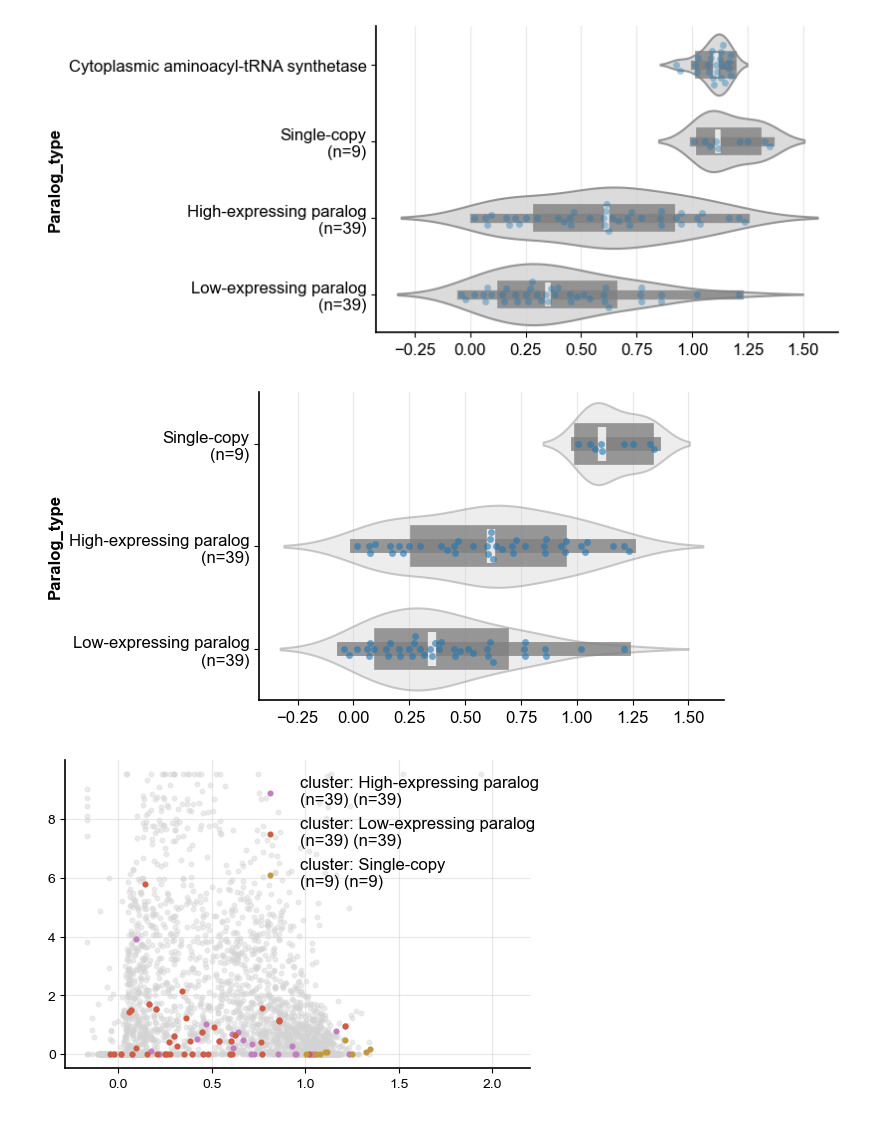
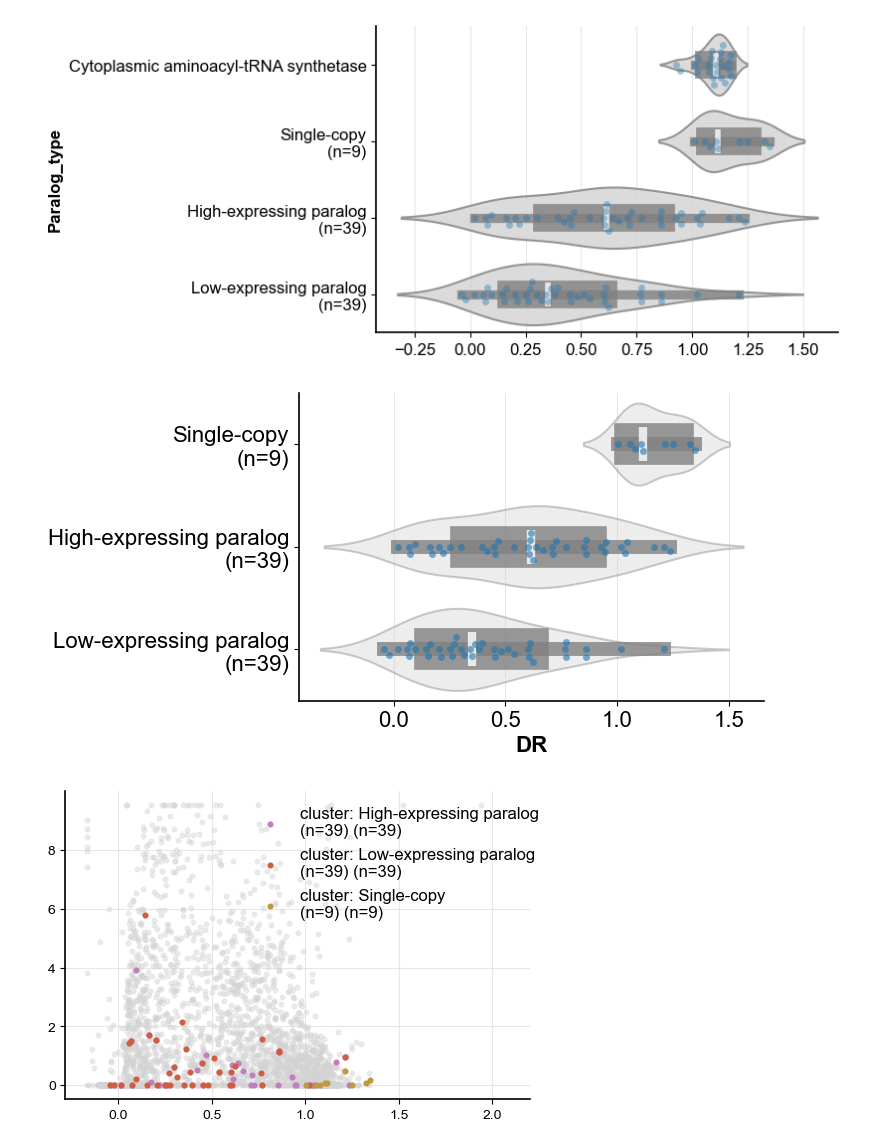
Before and after one commit to DIT-HAP/DIT_HAP_pipeline, a Jupyter notebook: workflow/notebooks/comprehensive_enrichment_analysis.ipynb, the cells around one changed output. Saved outputs shown, nothing was run; the diff lists cells and outputs as text; code cells hidden in the pictures.

```diff
--- a/workflow/notebooks/comprehensive_enrichment_analysis.ipynb
+++ b/workflow/notebooks/comprehensive_enrichment_analysis.ipynb
@@ -1585,11 +1678,13 @@ def get_paralog_group(row):
 # %%
 gene_features = pd.read_csv("/data/c/yangyusheng_optimized/DIT_HAP_pipeline/resources/pombase_data/collected_pombe_gene_features.csv", na_values=["none"])
 SOGs = pd.read_csv("/data/c/yangyusheng_optimized/DIT_HAP_pipeline/resources/pombase_data/SOG_table.250702.tsv", sep="\t")
+cluster_labels = ["1", "2", "3", "4", "5", "6", "7"]
+genes2cluster = dict(zip(input_data["Name"], input_data["revised_cluster"]))
+
 gene_features_with_SOGs = pd.merge(gene_features, SOGs[["Schizosaccharomyces_pombe", "OG_gene_count"]], left_on="Systematic_ID", right_on="Schizosaccharomyces_pombe", how="left").drop(columns=["Schizosaccharomyces_pombe"])
-input_data_with_gene_features = pd.merge(input_data, gene_features[["Systematic_ID", "Gene_name", "mRNA_abundance", "Paralog", "RNA_abundance_in_spores", "paralog_count"]], left_on="Systematic ID", right_on="Systematic_ID", how="outer")
+input_data_with_gene_features = pd.merge(input_data, gene_features[["Systematic_ID", "Gene_name", "Gene_product", "mRNA_abundance", "Paralog", "RNA_abundance_in_spores", "paralog_count"]], left_on="Systematic ID", right_on="Systematic_ID", how="outer")
 input_data_with_gene_features["Paralog_cluster"] = input_data_with_gene_features.apply(lambda x: get_paralog_cluster(x["Paralog"],genes2cluster), axis=1)
 input_data_with_gene_features["Paralog_group"] = input_data_with_gene_features.apply(get_paralog_group, axis=1)
 sysID2name = dict(zip(gene_features["Systematic_ID"], gene_features["Gene_name"]))
-cluster_labels = ["1", "2", "3", "4", "5", "6", "7", "8"]
-genes2cluster = dict(zip(input_data["Name"], input_data["revised_cluster"]))
+
 gene_features_with_SOGs["cluster"] = gene_features_with_SOGs["Gene_name"].map(genes2cluster)
@@ -1627,15 +1830,16 @@ plt.close()
 # %%
 fig, ax = plt.subplots(figsize=(6, 4))
 
 sns.swarmplot(x="um", y="Paralog_type", data=cytosolic_ribosome_subunits, ax=ax, alpha=0.6)
 sns.violinplot(x="um", y="Paralog_type", data=cytosolic_ribosome_subunits, color="lightgray", alpha=0.4, ax=ax, density_norm="width", inner_kws={"linewidth": 1, "box_width": 30, "color":"gray", "alpha":0.8})
-ax.tick_params(axis='both', labelsize=12)
+ax.tick_params(axis='both', labelsize=16)
+ax.set_xlabel("DR", fontsize=16)
+ax.set_ylabel("")
 
-plt.xlabel("")
 plt.show()
 plt.close()
 # %% [output]
-[figure, old version]
+[figure, new version]
 # %%
 fig, ax = plt.subplots(figsize=(6, 4))
 
```
Also changed, not shown: parts of 15 cells of this notebook, 12 other files.
